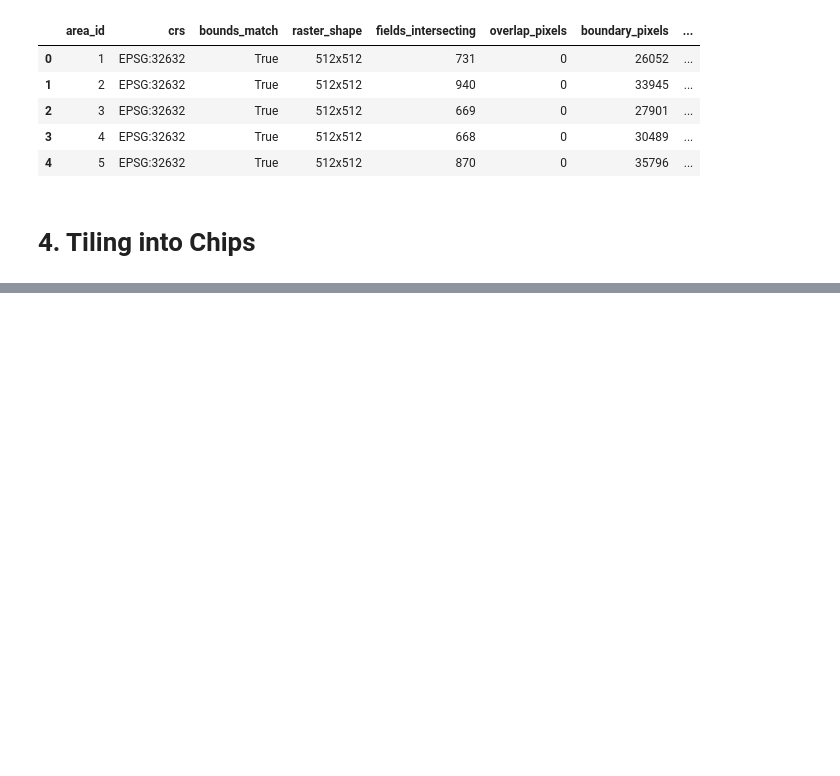
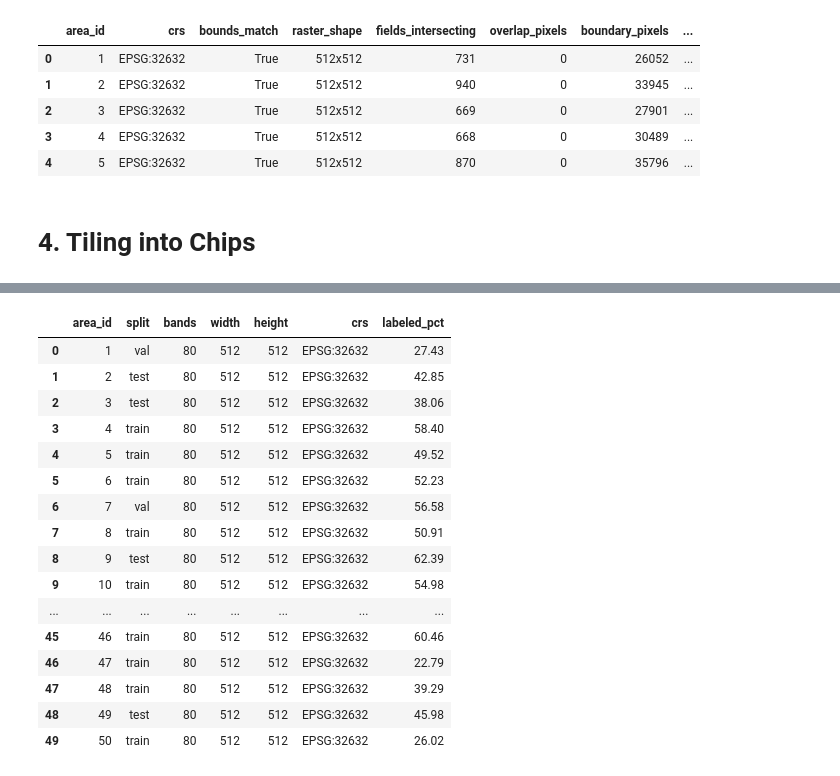
Before and after one commit to staehelinhenrimax-droid/European-Spectral-Crop-Identification, a Jupyter notebook: notebooks/Functionalized_workflow.ipynb, the cells around one changed output, grey strips where cells are left out. Drawn from its saved outputs; the diff is of its cells as text; code cells hidden in the pictures; blank space fills up the shorter version.

Commit message:
New tiles from germany areas, no interpolation

```diff
--- a/notebooks/Functionalized_workflow.ipynb
+++ b/notebooks/Functionalized_workflow.ipynb
@@ -412,0 +415,82 @@ summary.head(5)
+# %%
+from pathlib import Path
+import numpy as np
+import pandas as pd
+import rasterio
+
+images_dir = (
+    project_dir / "data/processed/sentinel2_monthly_2023/images"
+)
+
+masks_dir = (
+    project_dir / "data/processed/masks_80band"
+)
+
+batch_dir = project_dir / "data/processed/batch_80band"
+tiles_dir = project_dir / "data/processed/tiles_80band"
+
+n_classes = len(crop_mapping)
+allowed_ids = set(crop_mapping.values()) | {255}
+
+assert set(crop_mapping.values()) == set(range(1, n_classes + 1))
+assert selected_areas["area_id"].is_unique
+
+area_ids = selected_areas["area_id"].astype(int).tolist()
+
+assert set(area_ids) == set(split_by_area)
+assert set(split_by_area.values()) == {"train", "val", "test"}
+
+source_pairs = []
+records = []
+
+for area_id in area_ids:
+    image_path = images_dir / f"germany_2023_area_{area_id}.tif"
+    mask_path = masks_dir / f"germany_mask_{area_id}.tif"
+
+    if not image_path.exists():
+        raise FileNotFoundError(image_path)
+    if not mask_path.exists():
+        raise FileNotFoundError(mask_path)
+
+    with rasterio.open(image_path) as image, \
+         rasterio.open(mask_path) as mask:
+
+        assert image.count == 80, f"Area {area_id}: expected 80 bands"
+        assert mask.count == 1
+        assert image.crs == mask.crs
+        assert image.transform == mask.transform
+        assert image.width == mask.width
+        assert image.height == mask.height
+        assert image.crs.is_projected
+        assert np.isclose(abs(image.res[0]), 10)
+        assert np.isclose(abs(image.res[1]), 10)
+
+        labels = mask.read(1)
+        invalid = set(map(int, np.unique(labels))) - allowed_ids
+        assert not invalid, f"Area {area_id}: invalid IDs {invalid}"
+        assert np.any(labels != 255), f"Area {area_id}: no crop labels"
+
+        records.append({
+            "area_id": area_id,
+            "split": split_by_area[area_id],
+            "bands": image.count,
+            "width": image.width,
+            "height": image.height,
+            "crs": str(image.crs),
+            "labeled_pct": round(100 * np.mean(labels != 255), 2),
+        })
+
+    source_pairs.append((area_id, image_path, mask_path))
+
+source_summary = pd.DataFrame(records)
+
+print("Geographic area split:")
+print(source_summary["split"].value_counts())
+
+print("\nSource validation:")
+display(source_summary)
+
+assert len(source_pairs) == len(area_ids)
+
+print("All source image-mask pairs validated.")
+# %% [output]
@@ -412,0 +505,17 @@ summary.head(5)
+|  | area_id | split | bands | width | height | crs | labeled_pct |
+| 0 | 1 | val | 80 | 512 | 512 | EPSG:32632 | 27.43 |
+| 1 | 2 | test | 80 | 512 | 512 | EPSG:32632 | 42.85 |
+| 2 | 3 | test | 80 | 512 | 512 | EPSG:32632 | 38.06 |
+| 3 | 4 | train | 80 | 512 | 512 | EPSG:32632 | 58.40 |
+| 4 | 5 | train | 80 | 512 | 512 | EPSG:32632 | 49.52 |
+| 5 | 6 | train | 80 | 512 | 512 | EPSG:32632 | 52.23 |
+| 6 | 7 | val | 80 | 512 | 512 | EPSG:32632 | 56.58 |
+| 7 | 8 | train | 80 | 512 | 512 | EPSG:32632 | 50.91 |
+| 8 | 9 | test | 80 | 512 | 512 | EPSG:32632 | 62.39 |
+| 9 | 10 | train | 80 | 512 | 512 | EPSG:32632 | 54.98 |
+| ... | ... | ... | ... | ... | ... | ... | ... |
+| 45 | 46 | train | 80 | 512 | 512 | EPSG:32632 | 60.46 |
+| 46 | 47 | train | 80 | 512 | 512 | EPSG:32632 | 22.79 |
+| 47 | 48 | train | 80 | 512 | 512 | EPSG:32632 | 39.29 |
+| 48 | 49 | test | 80 | 512 | 512 | EPSG:32632 | 45.98 |
+| 49 | 50 | train | 80 | 512 | 512 | EPSG:32632 | 26.02 |
```
Also changed, not shown: parts of 6 cells of this notebook.
